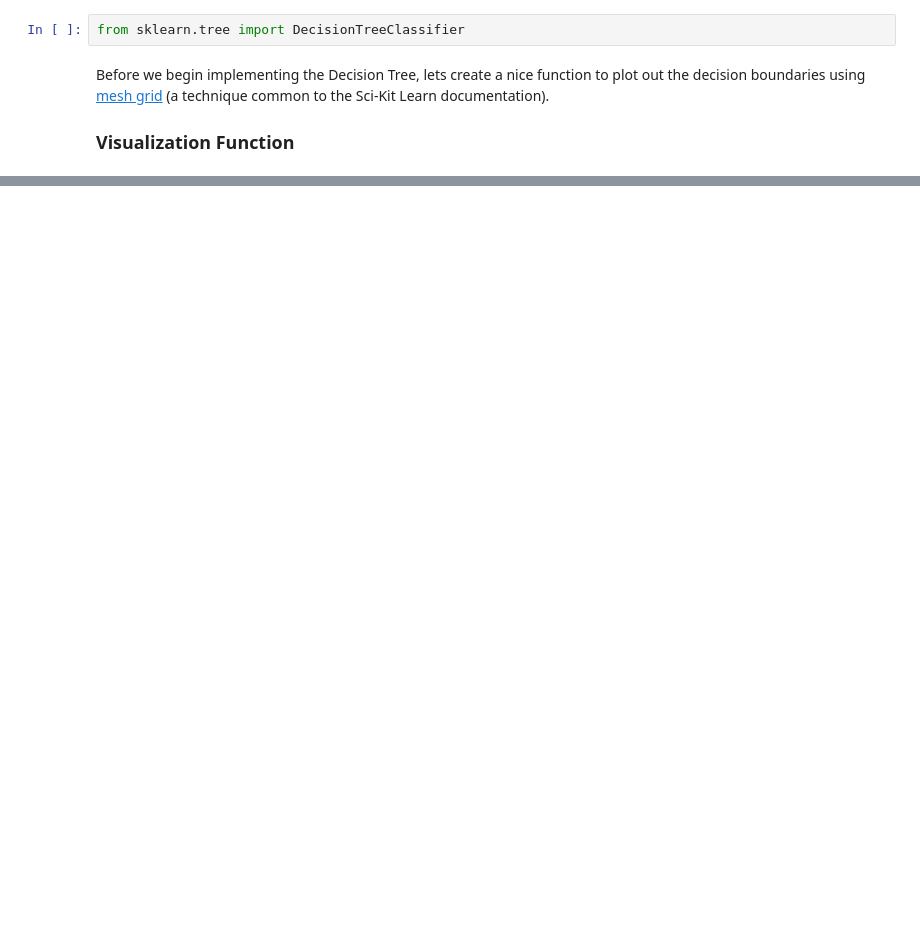
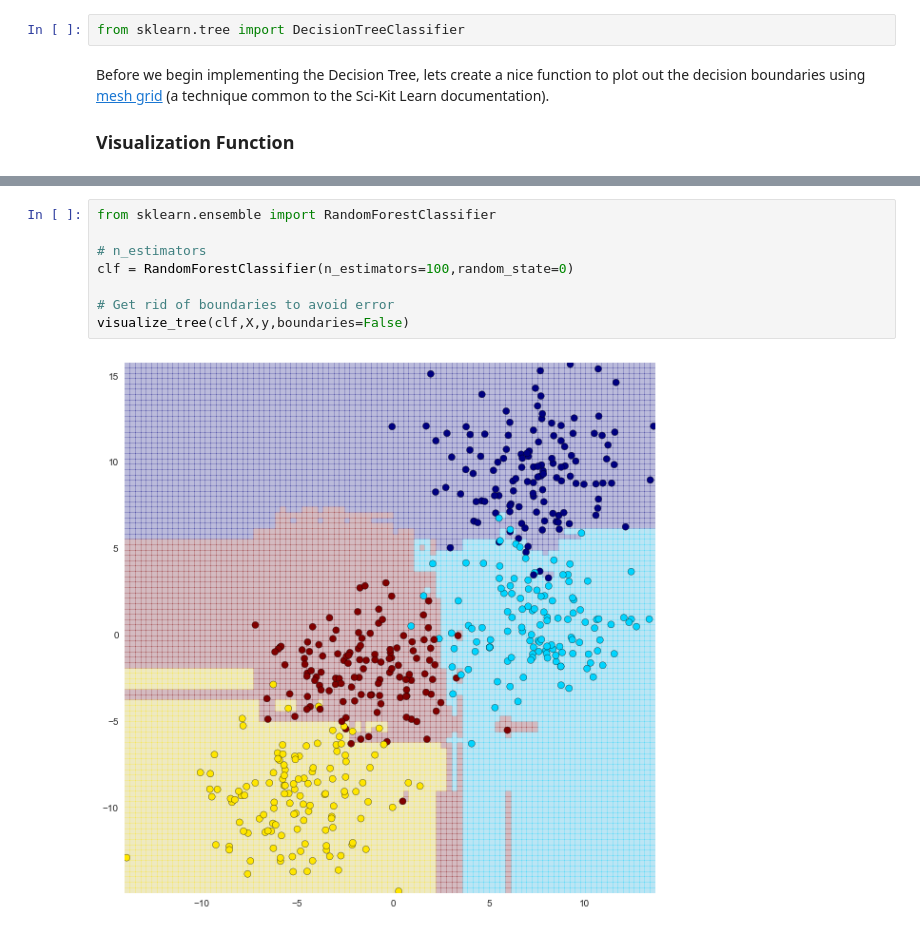
Before and after one commit to jmportilla/Udemy---Machine-Learning, a Jupyter notebook: Decision Trees and Random Forests.ipynb, the cells around one changed output, grey strips where cells are left out. Cells and saved outputs as stored; diff of their text form; blank space fills up the shorter version.

```diff
--- a/Decision Trees and Random Forests.ipynb
+++ b/Decision Trees and Random Forests.ipynb
@@ -111,0 +145,10 @@ visualize_tree(clf,X,y)
+# %%
+from sklearn.ensemble import RandomForestClassifier
+
+# n_estimators
+clf = RandomForestClassifier(n_estimators=100,random_state=0)
+
+# Get rid of boundaries to avoid error
+visualize_tree(clf,X,y,boundaries=False)
+# %% [output]
+[figure, added]
```
Also changed, not shown: parts of 14 cells of this notebook.
